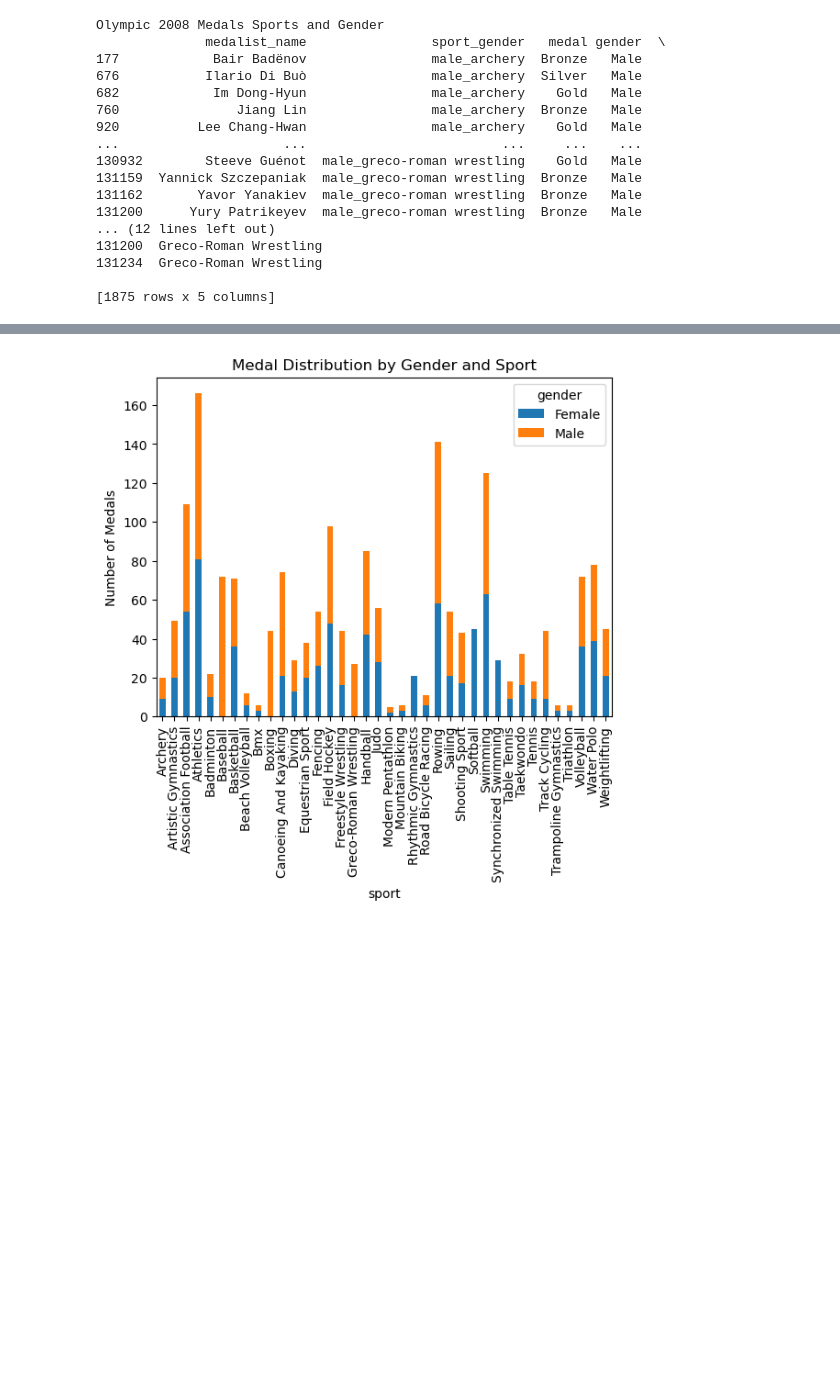
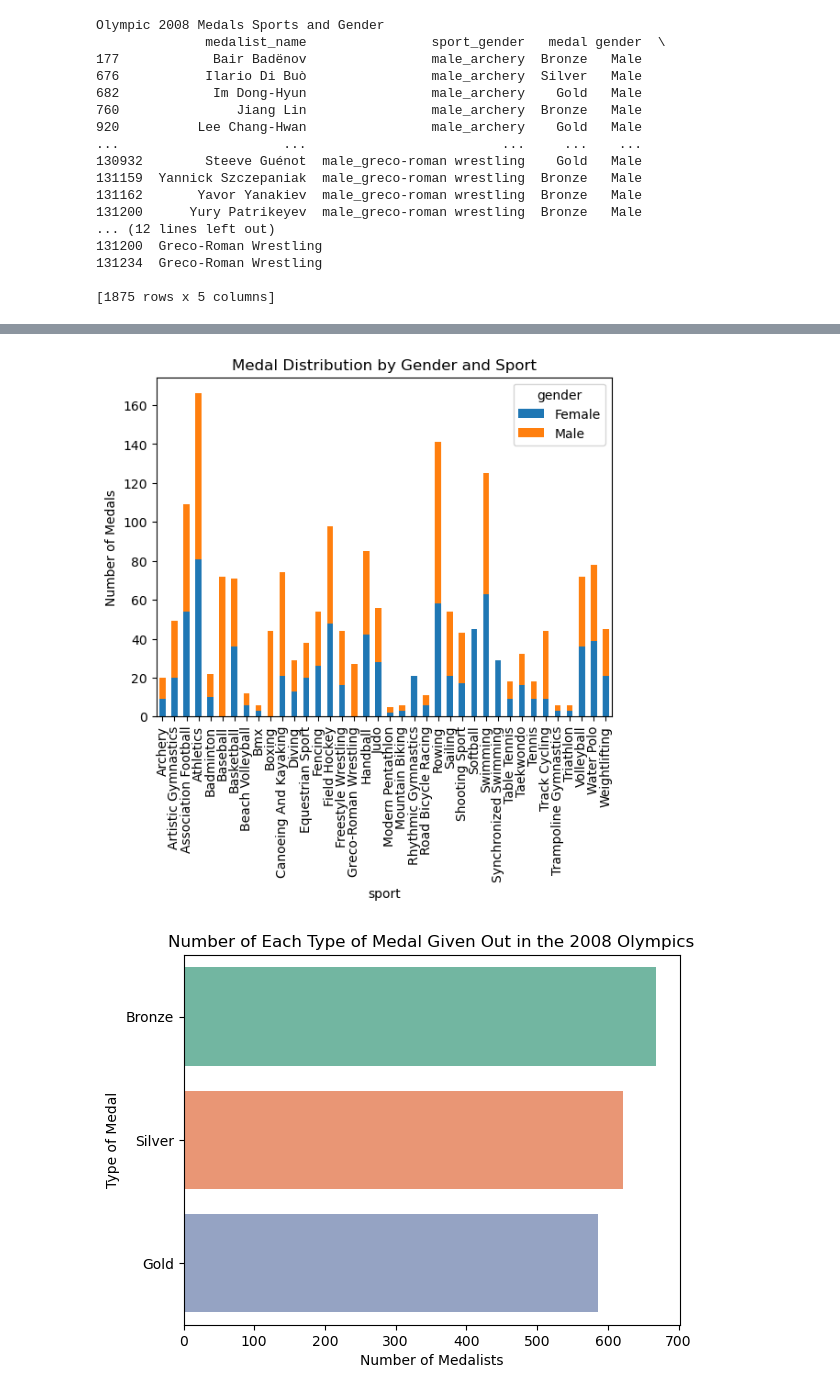
Before and after one commit to brwilary23/Wilary-Python-Portfolio, a Jupyter notebook: TidyData-Project/tidydata_project.ipynb, the cells around one changed output, grey strips where cells are left out. Drawn from its saved outputs; the diff is of its cells as text; code cells hidden in the pictures; blank space fills up the shorter version.

```diff
--- a/TidyData-Project/tidydata_project.ipynb
+++ b/TidyData-Project/tidydata_project.ipynb
@@ -95,6 +95,11 @@ This pivot table was created to demonstrate an aggregation of the medal count fo
 medal_gender_pivot = pd.pivot_table(df_olympic_melted, values='medal', index='sport', columns='gender', aggfunc='count',fill_value=0)
 print("\nPivot Table by Medal and Gender")
 print(medal_gender_pivot)
+
+# Pivot table looking at medals, using sport as an index and gender as a column
+medal_type_pivot = pd.pivot_table(df_olympic_melted, values='medalist_name', index='sport', columns='medal', aggfunc='count',fill_value=0)
+print("\nPivot Table by Medal and Sport")
+print(medal_type_pivot)
 # %% [output]
 Pivot Table by Medal and Gender
 gender                 Female  Male
@@ -121,6 +126,11 @@ df_medal_counts = df_olympic_melted.groupby("sport")['medal'].count().reset_inde
 df_medal_counts = df_medal_counts.sort_values(by='medal', ascending=False)
 print("Sorted Olympic 2008 Medals by Sport")
 print(df_medal_counts)
+
+df_medal_type = df_olympic_melted.groupby("medal")['medalist_name'].count().reset_index()
+df_medal_type = df_medal_type.sort_values(by='medalist_name', ascending=False)
+print("\nSorted Olympic 2008 Medal Type by Number of Medalists")
+print(df_medal_type)
 # %% [output]
 Sorted Olympic 2008 Medals by Sport
                     sport  medal
@@ -145,17 +155,33 @@ This step is essential in creating visual aids to better show the data correlati
 # %%
 # Create a bar plot to see the top 10 sports with the most medals
 plt.figure()
 sns.barplot(x='medal', y='sport', data=df_medal_counts.head(10),palette="Set1",hue='sport')
 plt.xlabel("Number of Medals")
 plt.ylabel("Sport")
 plt.title("Top 10 Sports with the Most Medals in 2008 Olympics")
 #plt.show()
 
 # Makes a bar chart that shows each sport by gender and medal count
 medal_gender_pivot.plot(kind='bar', stacked=True)
 plt.ylabel("Number of Medals")
 plt.title("Medal Distribution by Gender and Sport")
 plt.show()
+
+
+# Bar plot of medal breakdown
+plt.figure()
+sns.barplot(x='medalist_name', y='medal', data=df_medal_type,palette="Set2",hue='medal')
+plt.xlabel("Number of Medalists")
+plt.ylabel("Type of Medal")
+plt.title("Number of Each Type of Medal Given Out in the 2008 Olympics")
+#plt.show()
+
+# Makes a bar chart that shows the metal type breakdown by sport
+medal_type_pivot.plot(kind='bar', stacked=False)
+plt.ylabel("Number of Medals")
+plt.title("Medal Type Breakdown by Sport")
+plt.show()
 # %% [output]
 [figure]
 [figure]
+[figure, added]
```
Also changed, not shown: parts of 7 cells of this notebook.
